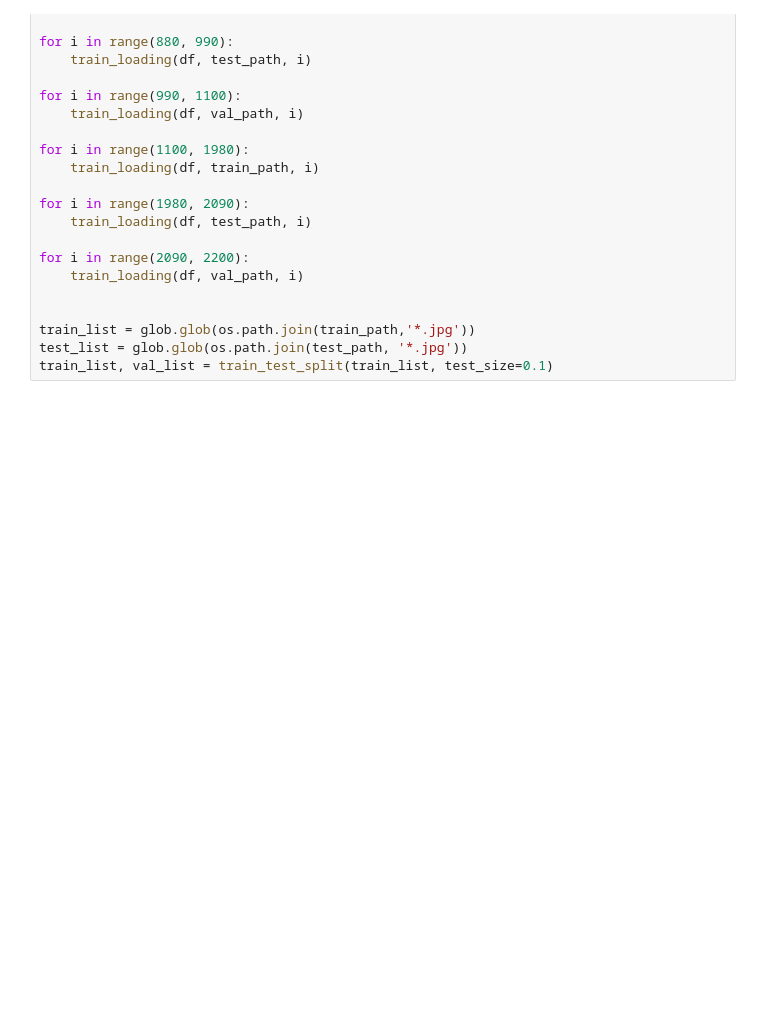
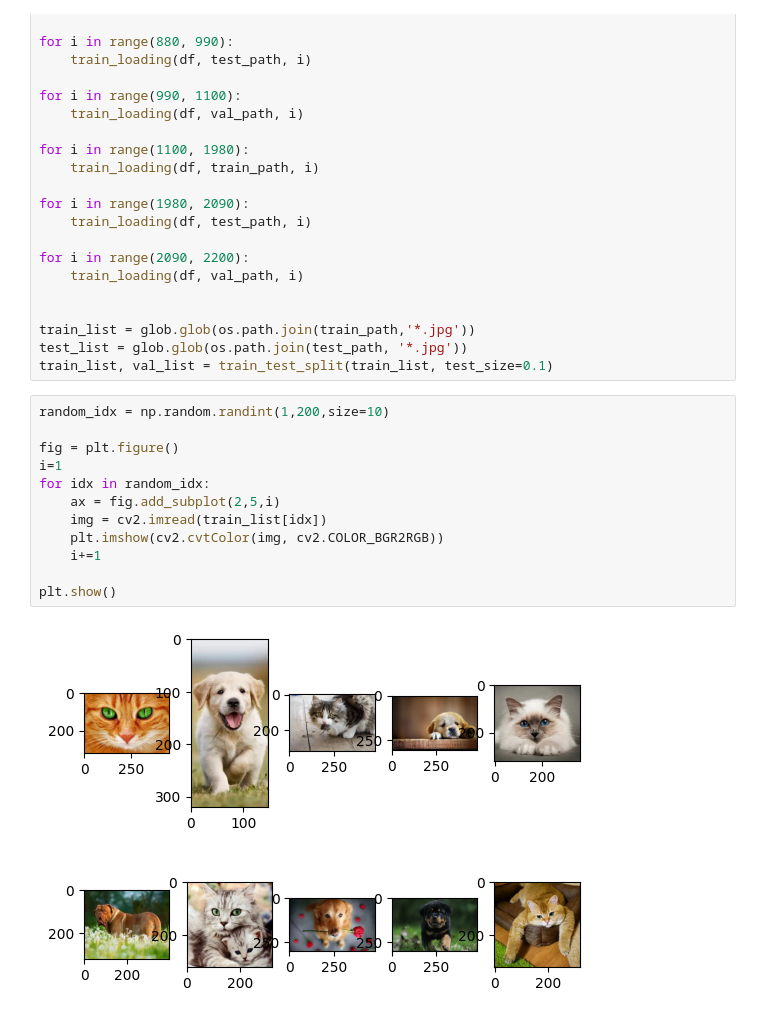
Before and after one commit to Chuck-man/laba5, a Jupyter notebook: main.ipynb, the cells around one changed output. Saved outputs shown, nothing was run; the diff lists cells and outputs as text; blank space fills up the shorter version.

```diff
--- a/main.ipynb
+++ b/main.ipynb
@@ -76,3 +76,17 @@ for i in range(2090, 2200):
 train_list = glob.glob(os.path.join(train_path,'*.jpg'))
 test_list = glob.glob(os.path.join(test_path, '*.jpg'))
 train_list, val_list = train_test_split(train_list, test_size=0.1)
+# %%
+random_idx = np.random.randint(1,200,size=10)
+
+fig = plt.figure()
+i=1
+for idx in random_idx:
+    ax = fig.add_subplot(2,5,i)
+    img = cv2.imread(train_list[idx])
+    plt.imshow(cv2.cvtColor(img, cv2.COLOR_BGR2RGB))
+    i+=1
+
+plt.show()
+# %% [output]
+[figure, added]
```
